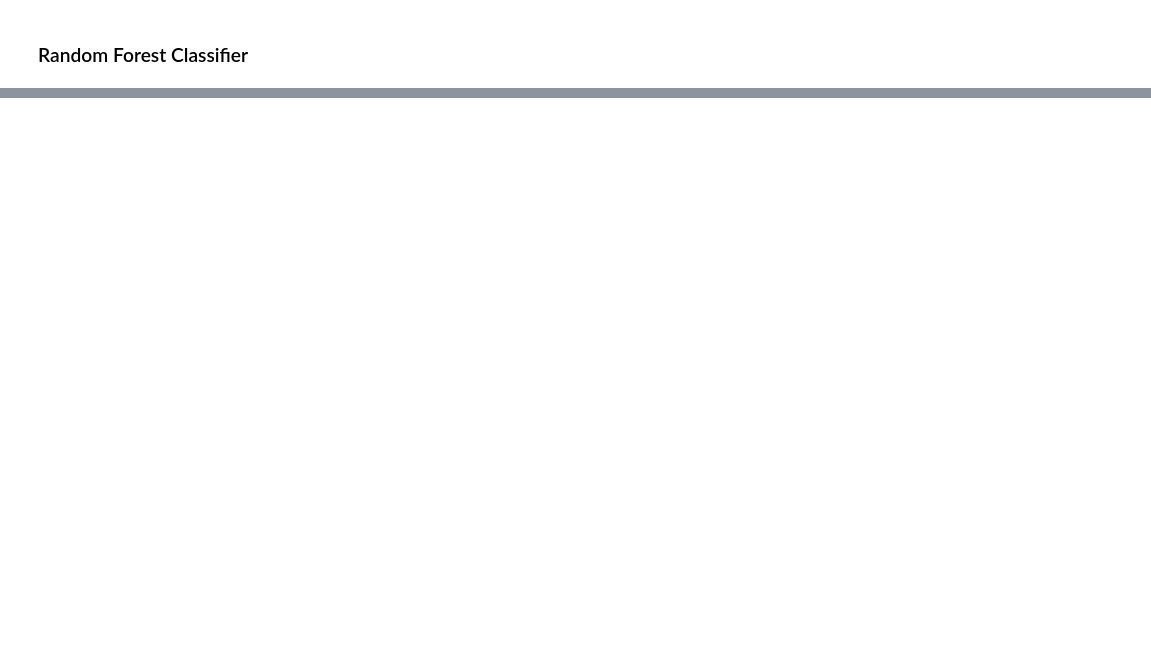
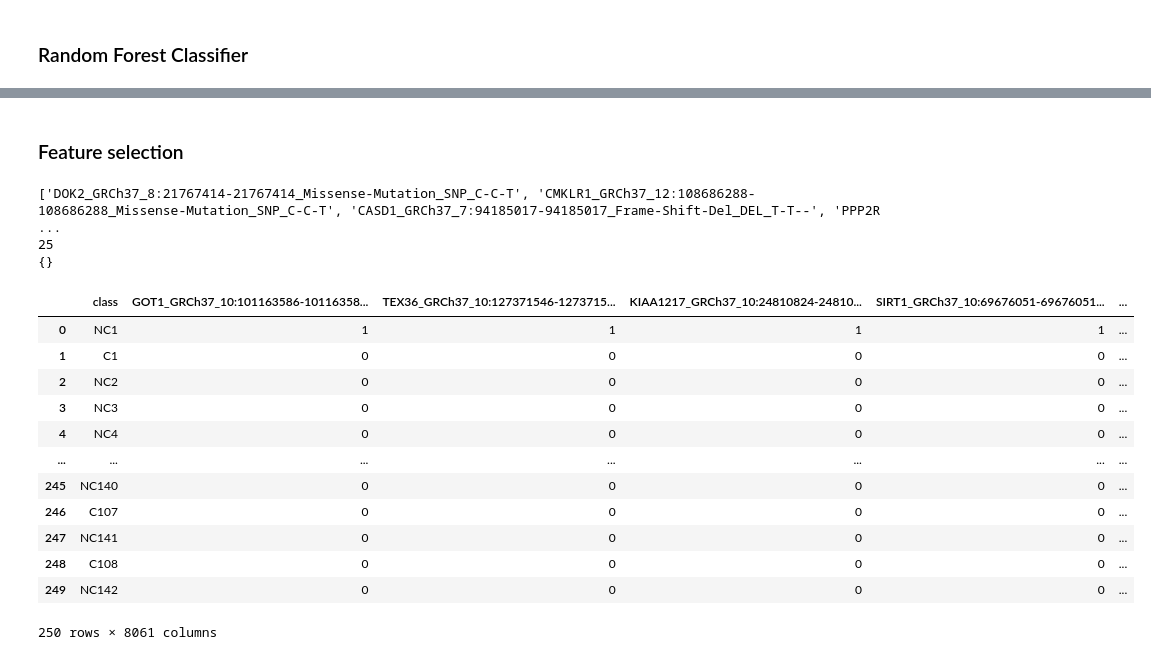
Before and after one commit to ericametta/CancerPredictionMode, a Jupyter notebook: FeatureEngineering-Phi.ipynb, the cells around one changed output, grey strips where cells are left out. Drawn from its saved outputs; the diff is of its cells as text; code cells hidden in the pictures; blank space fills up the shorter version.

```diff
--- a/FeatureEngineering-Phi.ipynb
+++ b/FeatureEngineering-Phi.ipynb
@@ -1095,0 +1207,51 @@ Confusion_Matrix: [0, 53, 0, 38]
+# %% [markdown]
+### Feature selection
+# %%
+C_df = df[df['class'].str.startswith('C')]
+NC_df = df[df['class'].str.startswith('NC')]
+count = 0
+c_list = []
+
+c_nc_count = { }
+
+for column in df.columns[1:]:
+    C_sum = C_df[column].sum()
+    NC_sum = NC_df[column].sum()
+
+    if C_sum - NC_sum < 0 and NC_sum - C_sum > 2:
+        count += 1
+        # print(count, C_sum, NC_sum, NC_sum - C_sum, column[ 0 : 5 ])
+        c_list.append(column)
+
+    if C_sum == NC_sum :
+        continue
+
+    # c_nc_count[column[ 0 : 5 ]] = [ C_sum , NC_sum ]
+print(c_list)
+print(len(c_list))
+
+print( c_nc_count )
+# %% [output]
+['DOK2_GRCh37_8:21767414-21767414_Missense-Mutation_SNP_C-C-T', 'CMKLR1_GRCh37_12:108686288-108686288_Missense-Mutation_SNP_C-C-T', 'CASD1_GRCh37_7:94185017-94185017_Frame-Shift-Del_DEL_T-T--', 'PPP2R ...
+25
+{}
+# %%
+# Assume df is your DataFrame and c_list is your list of columns to exclude
+selected_columns = df.columns[~df.columns.isin(c_list)]
+filtered_df = df[selected_columns]
+
+filtered_df
+# %% [output]
+|  | class | GOT1_GRCh37_10:101163586-10116358... | TEX36_GRCh37_10:127371546-1273715... | KIAA1217_GRCh37_10:24810824-24810... | SIRT1_GRCh37_10:69676051-69676051... | ... |
+| 0 | NC1 | 1 | 1 | 1 | 1 | ... |
+| 1 | C1 | 0 | 0 | 0 | 0 | ... |
+| 2 | NC2 | 0 | 0 | 0 | 0 | ... |
+| 3 | NC3 | 0 | 0 | 0 | 0 | ... |
+| 4 | NC4 | 0 | 0 | 0 | 0 | ... |
+| ... | ... | ... | ... | ... | ... | ... |
+| 245 | NC140 | 0 | 0 | 0 | 0 | ... |
+| 246 | C107 | 0 | 0 | 0 | 0 | ... |
+| 247 | NC141 | 0 | 0 | 0 | 0 | ... |
+| 248 | C108 | 0 | 0 | 0 | 0 | ... |
+| 249 | NC142 | 0 | 0 | 0 | 0 | ... |
+250 rows × 8061 columns
```
Also changed, not shown: parts of 22 cells of this notebook.
